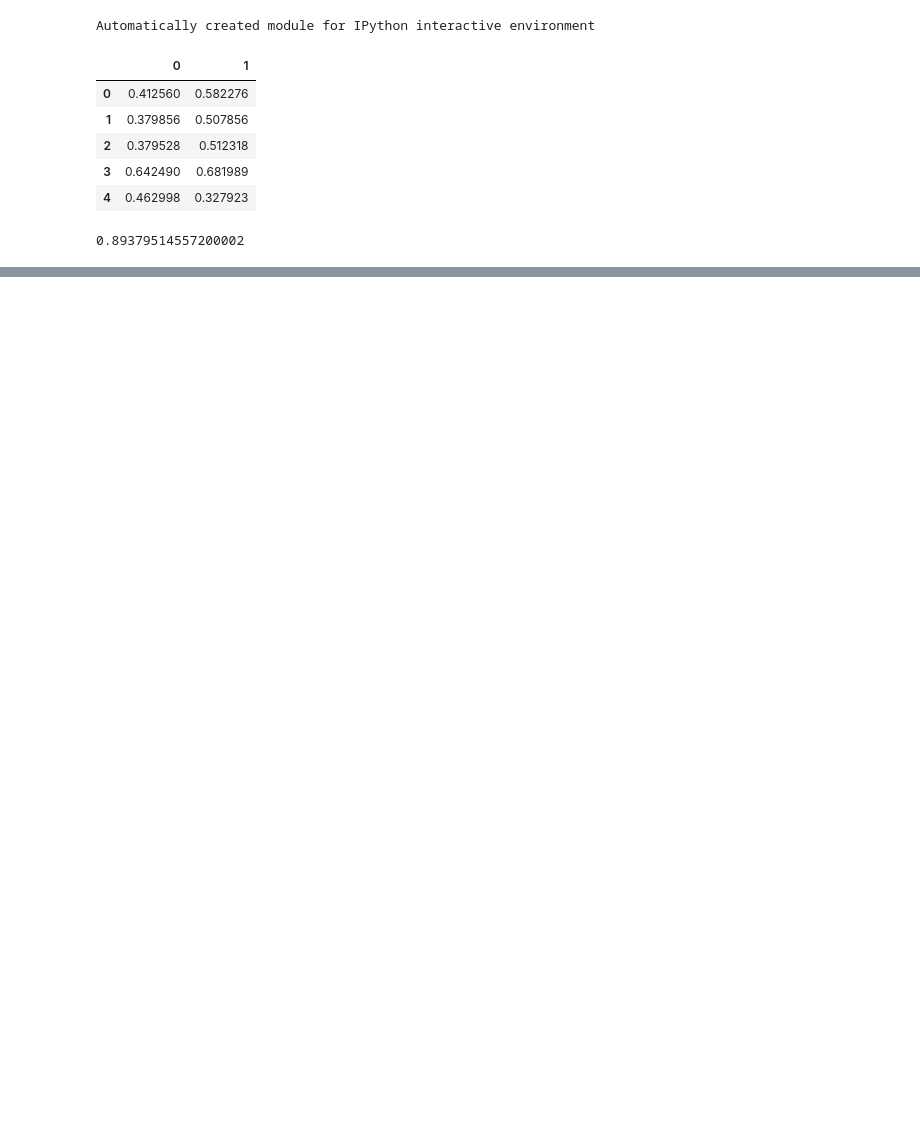
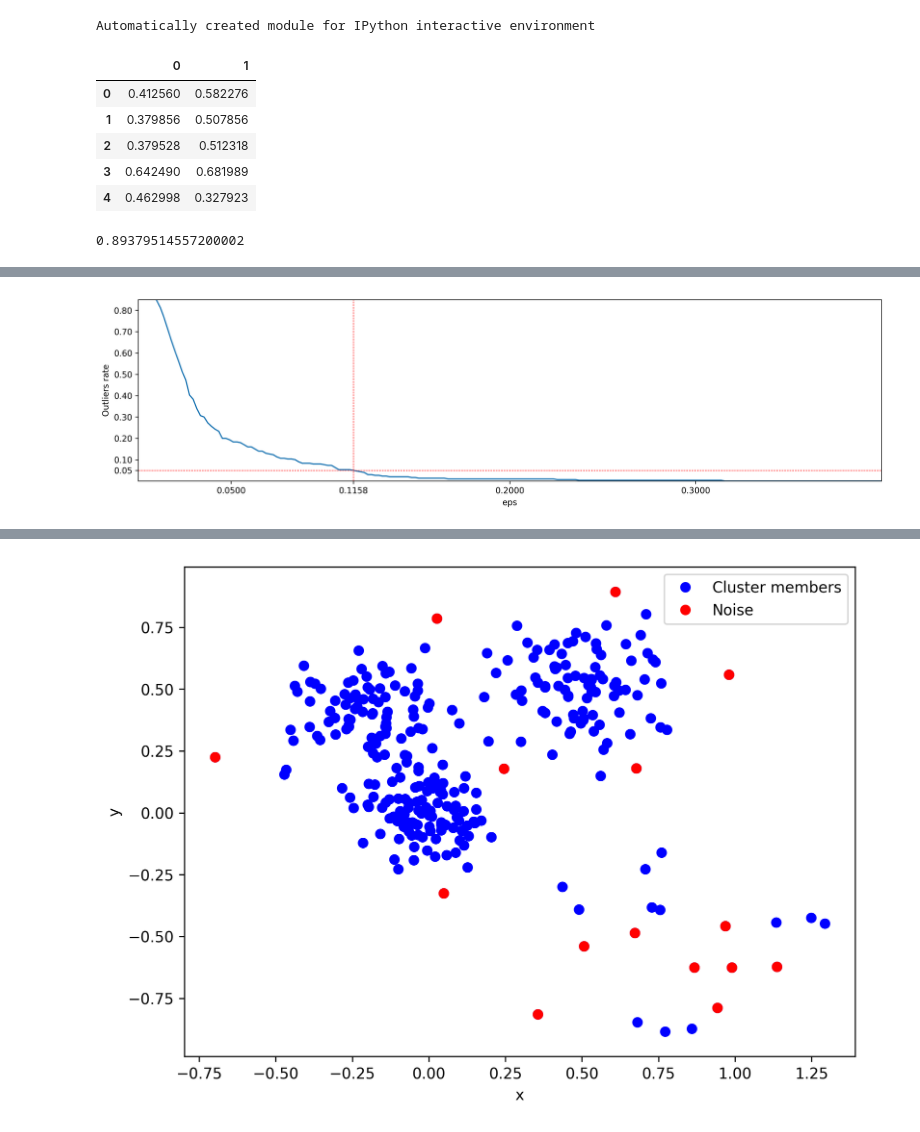
Before and after one commit to vslovik/dm, a Jupyter notebook: outlier_detection/OutlierDetection-DBSCAN.ipynb, the cells around one changed output, grey strips where cells are left out. Drawn from its saved outputs; the diff is of its cells as text; code cells hidden in the pictures; blank space fills up the shorter version.

```diff
--- a/outlier_detection/OutlierDetection-DBSCAN.ipynb
+++ b/outlier_detection/OutlierDetection-DBSCAN.ipynb
@@ -45,3 +28,0 @@ plt.show()
-# %%
-my_eps = min( [ xx[i] for i in range(len(xx)) if yy[i]<0.05 ] )
-my_eps
@@ -50,13 +28,0 @@ my_eps
-# %%
-dbscan = DBSCAN(my_eps, min_samples=3, metric='euclidean')
-dbscan.fit(X)
-labels = dbscan.labels_
-normal = np.array([ X[i] for i in range(len(X)) if labels[i]!=-1])
-noise = np.array([ X[i] for i in range(len(X)) if labels[i]==-1])
-
-plt.xlim(min(X[:,0]-0.1), max(X[:,0])+0.1)
-plt.ylim(min(X[:,1]-0.1), max(X[:,1])+0.1)
-
-plt.plot(X[:,0], X[:,1], 'bo')
-plt.plot(noise[:,0], noise[:,1], 'ro')
-plt.show()
@@ -88,0 +29,62 @@ plt.show()
+# %%
+from sklearn.metrics import *
+from sklearn.cluster import DBSCAN
+
+from pylab import rcParams
+rcParams['figure.figsize'] = 8, 6
+rcParams['figure.dpi'] = 300
+
+for min_s in range(2, 8):
+    xx = np.linspace(0.01, 0.4, 200)
+    yy = list()
+    for eps in xx:
+        dbscan = DBSCAN(eps, min_samples=min_s, metric='euclidean')
+        dbscan.fit(X)
+        labels = dbscan.labels_
+        yy.append(float(len([1 for i in labels if i == -1])) / len(X))
+
+    seq = [ xx[i] for i in range(len(xx)) if yy[i]==0.05 ]
+
+    if len(seq) == 0:
+        continue
+    else:
+        my_eps = min( seq )
+        print('min_s: {}'.format(min_s))
+        print('eps: {}'.format(my_eps))
+
+    plt.figure(figsize=(16, 4))
+    plt.plot(xx, yy)
+    plt.ylabel('Outliers rate')
+    plt.xlabel('eps')
+    plt.plot([0.0, 0.40], [0.05, 0.05],'r--', linewidth=0.6)
+    plt.plot([my_eps, my_eps], [0.0, 0.85],'r--', linewidth=0.6)
+    plt.xlim((0.0, 0.40))
+    plt.ylim((0.0, 0.85))
+
+    xticks = plt.xticks()
+    yticks = plt.yticks()
+    extraticks = [0.116]
+    plt.xticks([0.05, my_eps, 0.2, 0.30] )
+    extraticks = [0.05]
+    plt.yticks(list(plt.yticks()[0][1:-1]) + extraticks)
+
+    plt.show()
+
+    dbscan = DBSCAN(my_eps, min_samples=min_s, metric='euclidean') # metric='manhattan'
+    dbscan.fit(X)
+    labels = dbscan.labels_
+    print(labels)
+    normal = np.array([ X[i] for i in range(len(X)) if labels[i]!=-1])
+    noise = np.array([ X[i] for i in range(len(X)) if labels[i]==-1])
+
+    plt.figure(figsize=(8, 6))
+    plt.xlim(min(X[:,0]-0.1), max(X[:,0])+0.1)
+    plt.ylim(min(X[:,1]-0.1), max(X[:,1])+0.1)
+
+    plt.plot(X[:,0], X[:,1], 'bo', label="Cluster members")
+    plt.plot(noise[:,0], noise[:,1], 'ro', label="Noise")
+    plt.legend(loc='best')
+    plt.ylabel('y')
+    plt.xlabel('x')
+    plt.show()
+# %% [output]
@@ -88,0 +93 @@ plt.show()
+[figure, added]
@@ -88,0 +106 @@ plt.show()
+[figure, added]
```
Also changed, not shown: parts of 6 cells of this notebook, 1 other file.
